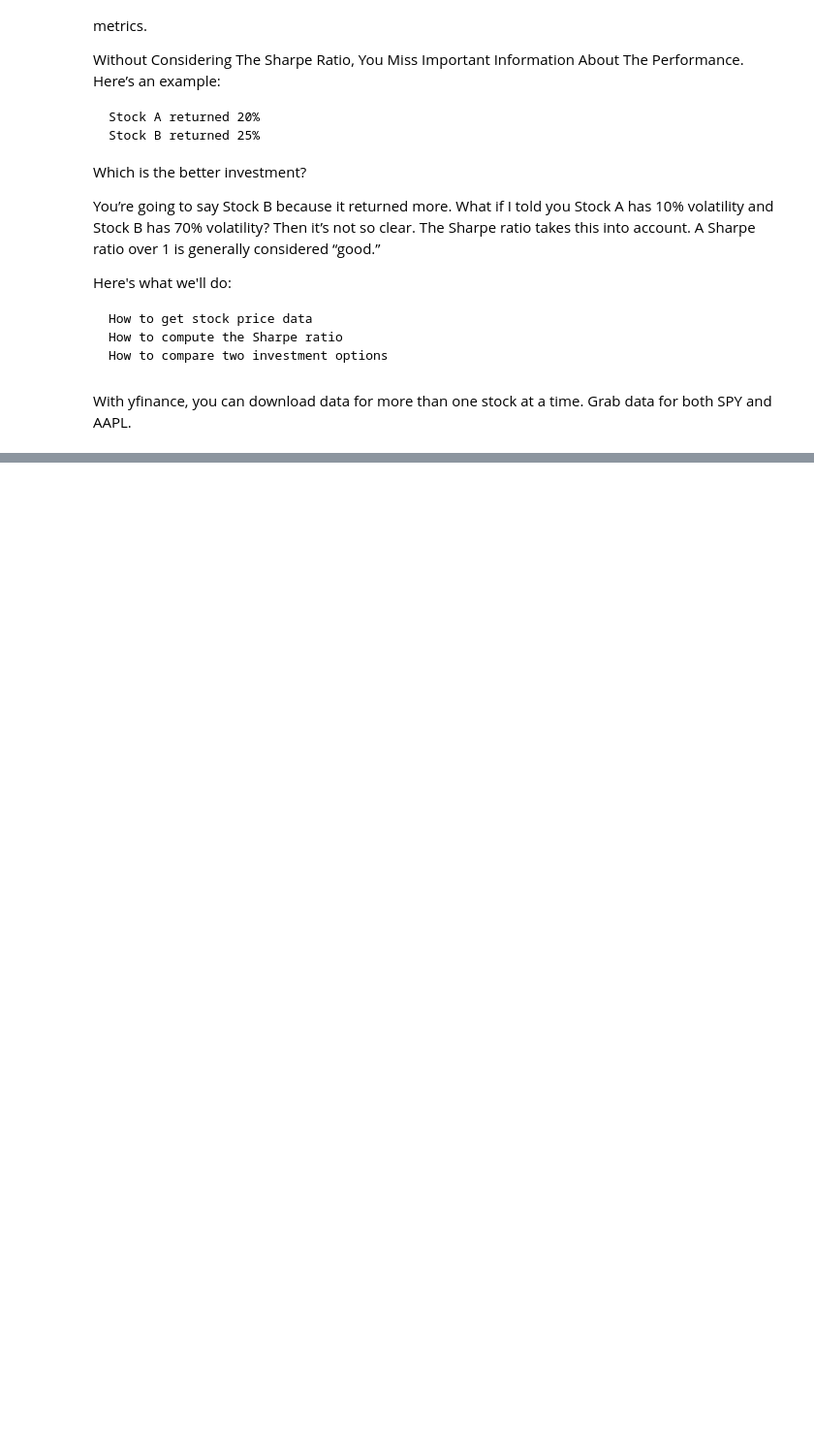
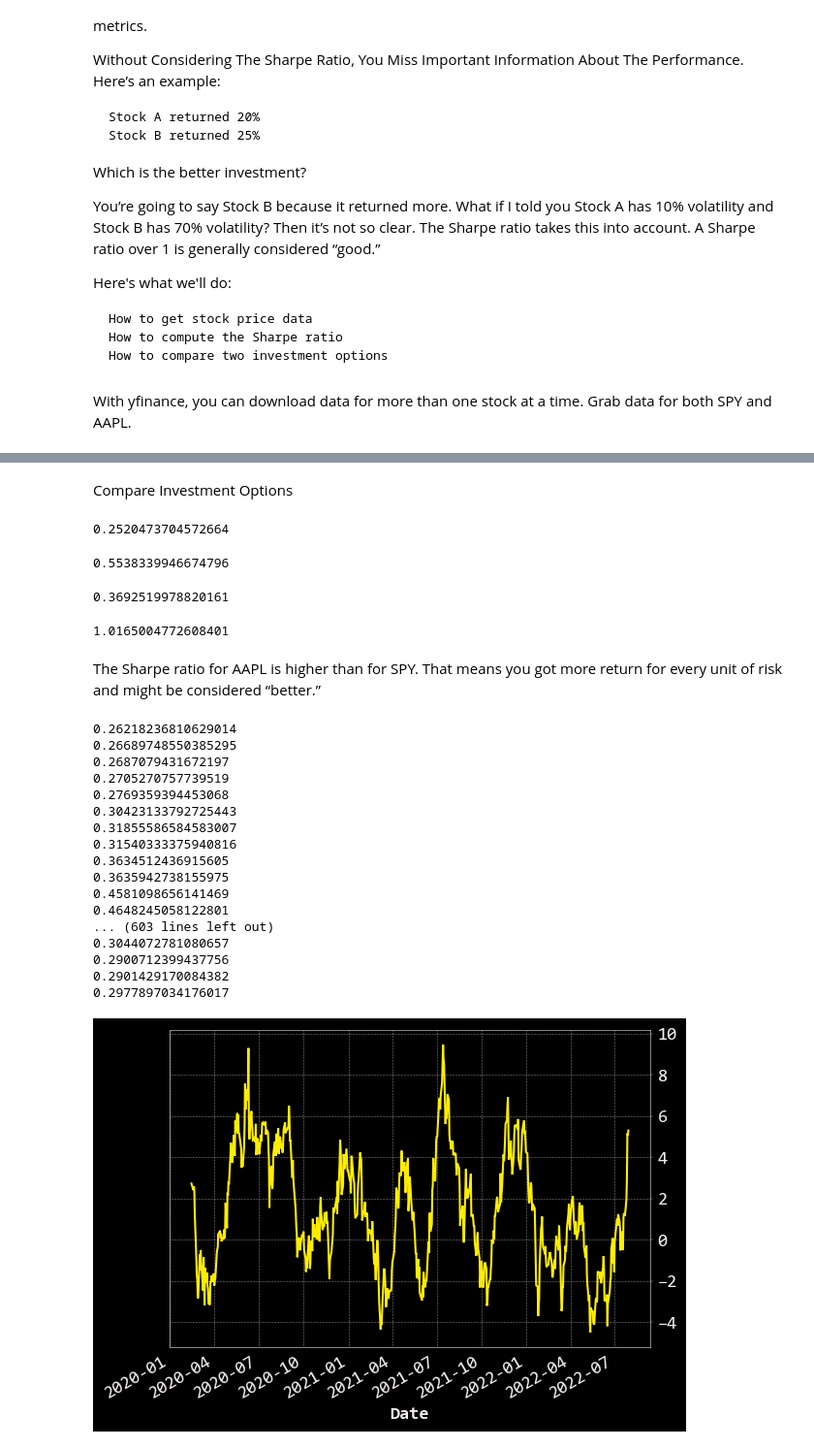
Before and after one commit to ramiiial/quant_projects, a Jupyter notebook: riskAnalysis/sharpeRatio.ipynb, the cells around one changed output, grey strips where cells are left out. Shown at 97% size. Saved outputs shown, nothing was run; the diff lists cells and outputs as text; code cells hidden in the pictures; blank space fills up the shorter version.

Commit message:
Finished SharpeRatio Project

```diff
--- a/riskAnalysis/sharpeRatio.ipynb
+++ b/riskAnalysis/sharpeRatio.ipynb
@@ -28,4 +28,7 @@ from openbb_terminal.sdk import openbb
 # %% [markdown]
 With yfinance, you can download data for more than one stock at a time. Grab data for both SPY and AAPL.
 # %%
-closed = openbb.economy.index(["SPY", "AAPL"], start_date = "2020-01-01", end_date = "2022-07-31")
+close = openbb.economy.index(["SPY", "AAPL"], start_date = "2020-01-01", end_date = "2022-07-31")
+# %%
+spy_returns = close.SPY.pct_change().dropna()
+aapl_returns = close.AAPL.pct_change().dropna()
@@ -31,0 +37,63 @@ closed = openbb.economy.index(["SPY", "AAPL"], start_date = "2020-01-01", end_da
+# %%
+def sharpe_ratio(returns, adjustment_factor = 0.0):
+    """
+    Determines the Sharpe Ratio of a strategy.
+
+    Parameters
+    ----------
+    returns : pd.Series or np.ndarray
+        Daily returns of the strategy, noncumulative.
+    adjustment_factor : int, float
+        Constant daily benchmark return throughout the period
+
+    Returns
+    -------
+    sharpe_ratio : float
+
+    Note
+    ----
+    see https://en.wikipedia.org/wiki/Sharpe_ratio for more details.
+    """
+
+    returns_risk_adj = returns - adjustment_factor
+    print(returns_risk_adj.std() * np.sqrt(252))
+    return(
+        returns_risk_adj.mean() / returns_risk_adj.std()
+    ) * np.sqrt(252)
+# %% [markdown]
+Compare Investment Options
+# %%
+# Sharpe Ratio for SPY
+sharpe_ratio(spy_returns)
+# %% [output]
+0.2520473704572664
+0.5538339946674796
+# %%
+# Sharpe Ratio for AAPL
+sharpe_ratio(aapl_returns)
+# %% [output]
+0.3692519978820161
+1.0165004772608401
+# %% [markdown]
+The Sharpe ratio for AAPL is higher than for SPY. That means you got more return for every unit of risk and might be considered “better.”
+# %%
+aapl_returns.rolling(30).apply(sharpe_ratio).plot();
+# %% [output]
+0.26218236810629014
+0.26689748550385295
+0.2687079431672197
+0.2705270757739519
+0.2769359394453068
+0.30423133792725443
+0.31855586584583007
+0.31540333375940816
+0.3634512436915605
+0.3635942738155975
+0.4581098656141469
+0.4648245058122801
+... (603 lines left out)
+0.3044072781080657
+0.2900712399437756
+0.2901429170084382
+0.2977897034176017
+[figure, added]
```
Also changed, not shown: parts of 7 cells of this notebook.
